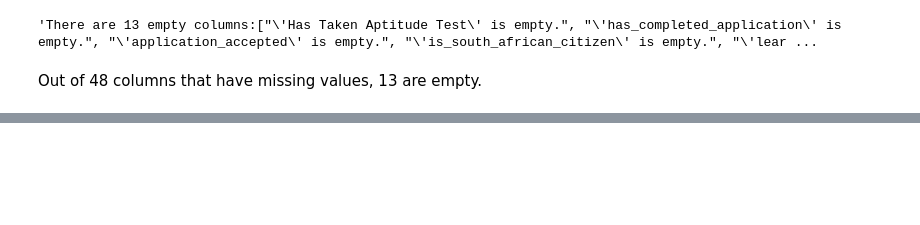
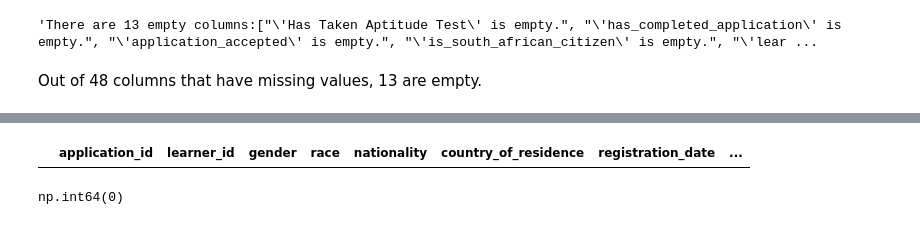
Before and after one commit to Nhlakanipho07/Umuzi-Skills-Test, a Jupyter notebook: notebook/applications_analysis.ipynb, the cells around one changed output, grey strips where cells are left out. Saved outputs shown, nothing was run; the diff lists cells and outputs as text; code cells hidden in the pictures; blank space fills up the shorter version.

```diff
--- a/notebook/applications_analysis.ipynb
+++ b/notebook/applications_analysis.ipynb
@@ -84,0 +118,19 @@ Out of 48 columns that have missing values, 13 are empty.
+# %%
+lower_columns = []
+
+for column_name in applications_df.columns:
+    if column_name == "Total score":
+        column_name = "Aptitude Total Score"
+    elif column_name == "Programming language experince":
+        column_name = "Programming language experience"
+
+    lower_columns.append(column_name.lower().replace(" ", "_"))
+
+applications_df.columns = lower_columns
+applications_df.head(0)
+# %% [output]
+|  | application_id | learner_id | gender | race | nationality | country_of_residence | registration_date | ... |
+# %%
+applications_df.columns.duplicated().sum()
+# %% [output]
+np.int64(0)
```
Also changed, not shown: parts of 16 cells of this notebook.
